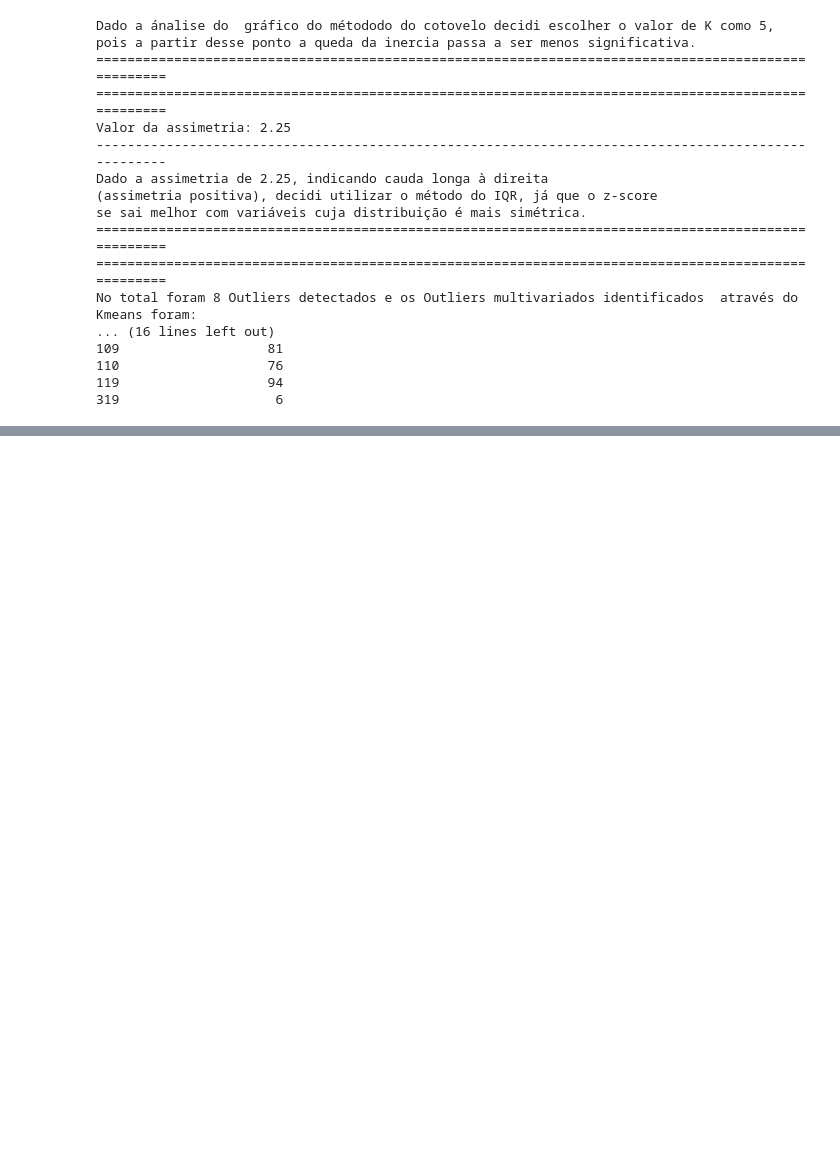
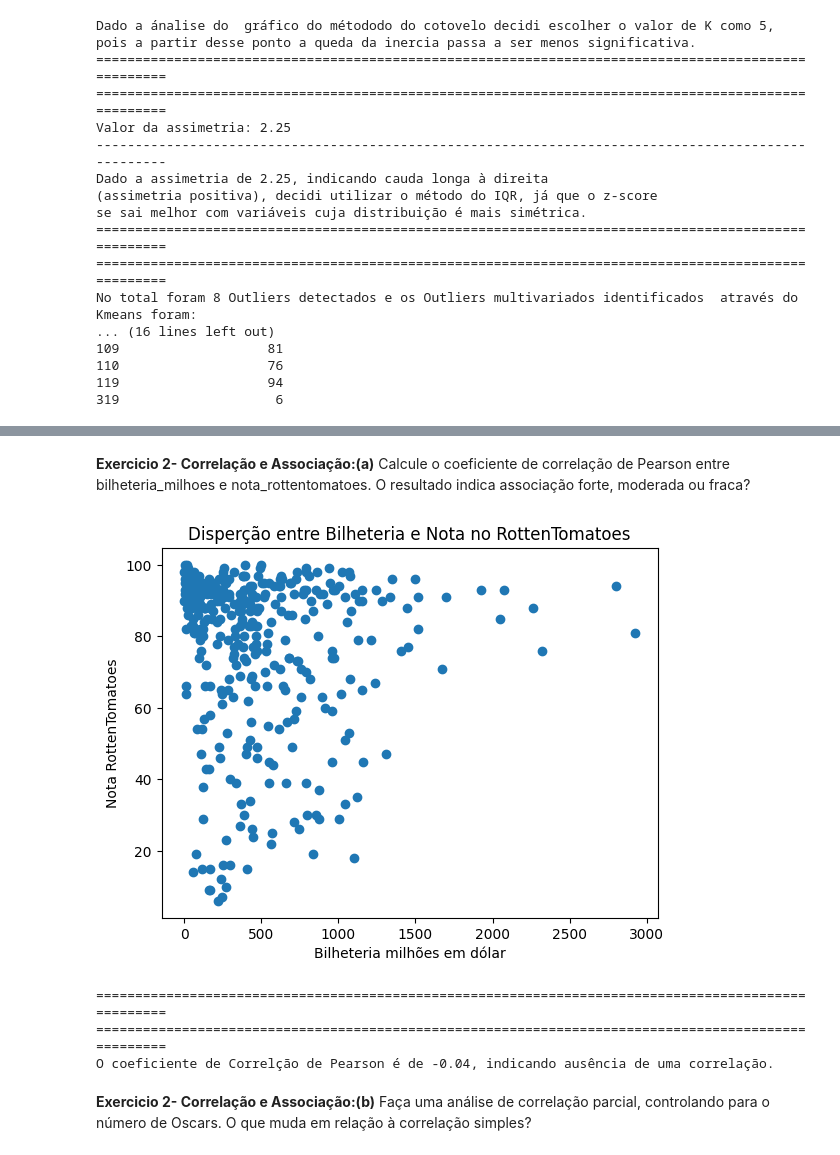
Before and after one commit to Data-Vitor/fiap-data-science, a Jupyter notebook: nemec-estatistica/cap05_ferramentas_estatisticas.ipynb, the cells around one changed output, grey strips where cells are left out. Drawn from its saved outputs; the diff is of its cells as text; code cells hidden in the pictures; blank space fills up the shorter version.

```diff
--- a/nemec-estatistica/cap05_ferramentas_estatisticas.ipynb
+++ b/nemec-estatistica/cap05_ferramentas_estatisticas.ipynb
@@ -638,0 +829,45 @@ No total foram 8 Outliers detectados e os Outliers multivariados identificados
+# %% [markdown]
+
+**Exercicio 2- Correlação e Associação:(a)**  Calcule o coeficiente de correlação de Pearson entre bilheteria_milhoes e nota_rottentomatoes. O resultado indica associação forte, moderada ou fraca?
+# %%
+import pandas as pd
+import numpy as np
+import matplotlib.pyplot as plt
+from scipy import stats
+
+df = pd.read_csv('/content/drive/MyDrive/datasets/filmes.csv')
+
+#definindo as colunas que trabalharemos
+df_bilheteria_notas = df[['bilheteria_milhoes', 'nota_rottentomatoes']]
+
+#afim de seguir o modo didático do livro irei plotar um gráfico de dispersão para termos uma noção de como os dados esntão distribuidos entre as duas variavies
+
+plt.scatter(df['bilheteria_milhoes'], df['nota_rottentomatoes'])
+plt.title('Disperção entre Bilheteria e Nota no RottenTomatoes')
+plt.xlabel('Bilheteria milhões em dólar')
+plt.ylabel('Nota RottenTomatoes')
+plt.show()
+
+print("="*100)
+print("="*100)
+
+#calculando o coeficiente de correlação de Pearson entre bilheteria_milhoes e nota_rottentomatoes. (utilizarei tanto o numpy quanto o panda para fins didáticos.)
+
+x = df_bilheteria_notas['bilheteria_milhoes']
+y = df_bilheteria_notas['nota_rottentomatoes']
+
+#utilizando o Numpy
+pearson_np =np.corrcoef(x,y)[0,1]
+
+#utilizando pandas
+pearson_pd = x.corr(y, method='pearson')
+
+#conclusão
+print(f'''O coeficiente de Correlção de Pearson é de {pearson_pd:.2f}, indicando ausência de uma correlação.''')
+# %% [output]
+[figure, added]
+====================================================================================================
+====================================================================================================
+O coeficiente de Correlção de Pearson é de -0.04, indicando ausência de uma correlação.
+# %% [markdown]
+**Exercicio 2- Correlação e Associação:(b)** Faça uma análise de correlação parcial, controlando para o número de Oscars. O que muda em relação à correlação simples?
```
Also changed, not shown: parts of 11 cells of this notebook.
